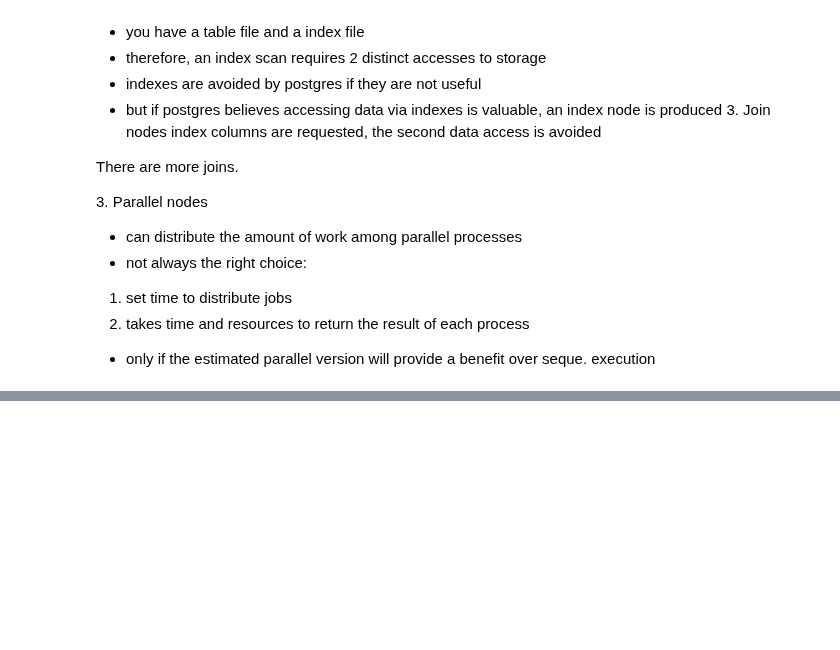
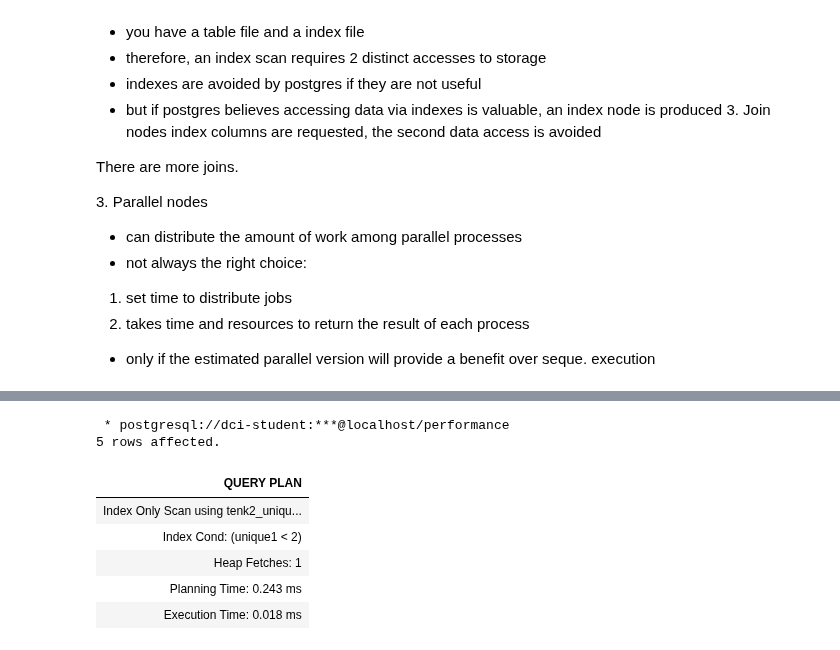
Before and after one commit to fbw-p22-e3-assignments/live-code, a Jupyter notebook: database/BASIC_PERFORMANCE/performance.ipynb, the cells around one changed output, grey strips where cells are left out. Cells and saved outputs as stored; diff of their text form; code cells hidden in the pictures; blank space fills up the shorter version.

Commit message:
performance;index; n+1 query

```diff
--- a/database/BASIC_PERFORMANCE/performance.ipynb
+++ b/database/BASIC_PERFORMANCE/performance.ipynb
@@ -168,0 +311,12 @@ It is a data structure (data organization) that allows
+# %%
+%%sql
+EXPLAIN analyze SELECT * FROM tenk2 where unique1<2;
+# %% [output]
+ * postgresql://dci-student:***@localhost/performance
+5 rows affected.
+| QUERY PLAN |
+| Index Only Scan using tenk2_uniqu... |
+| Index Cond: (unique1 < 2) |
+| Heap Fetches: 1 |
+| Planning Time: 0.243 ms |
+| Execution Time: 0.018 ms |
```
Also changed, not shown: parts of 33 cells of this notebook, 7 other files.
